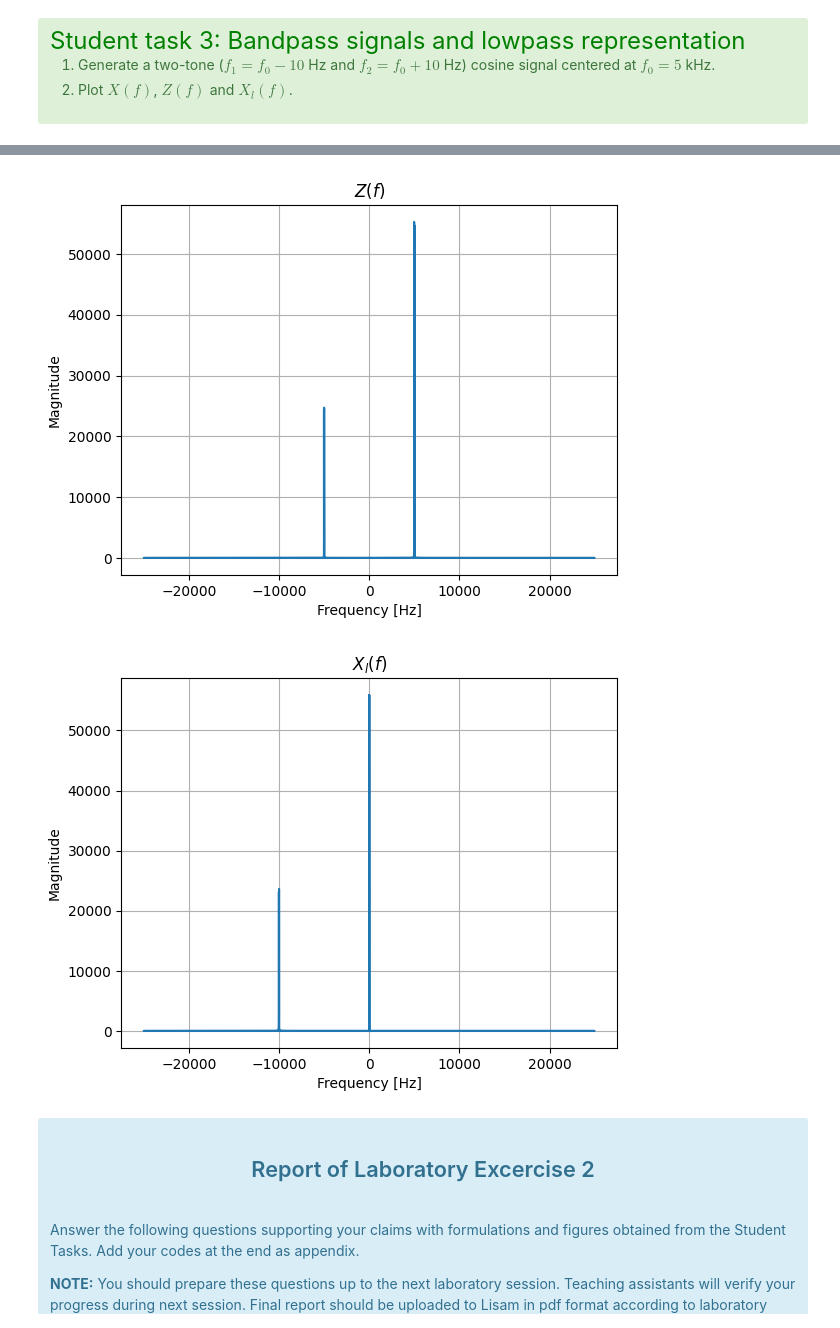
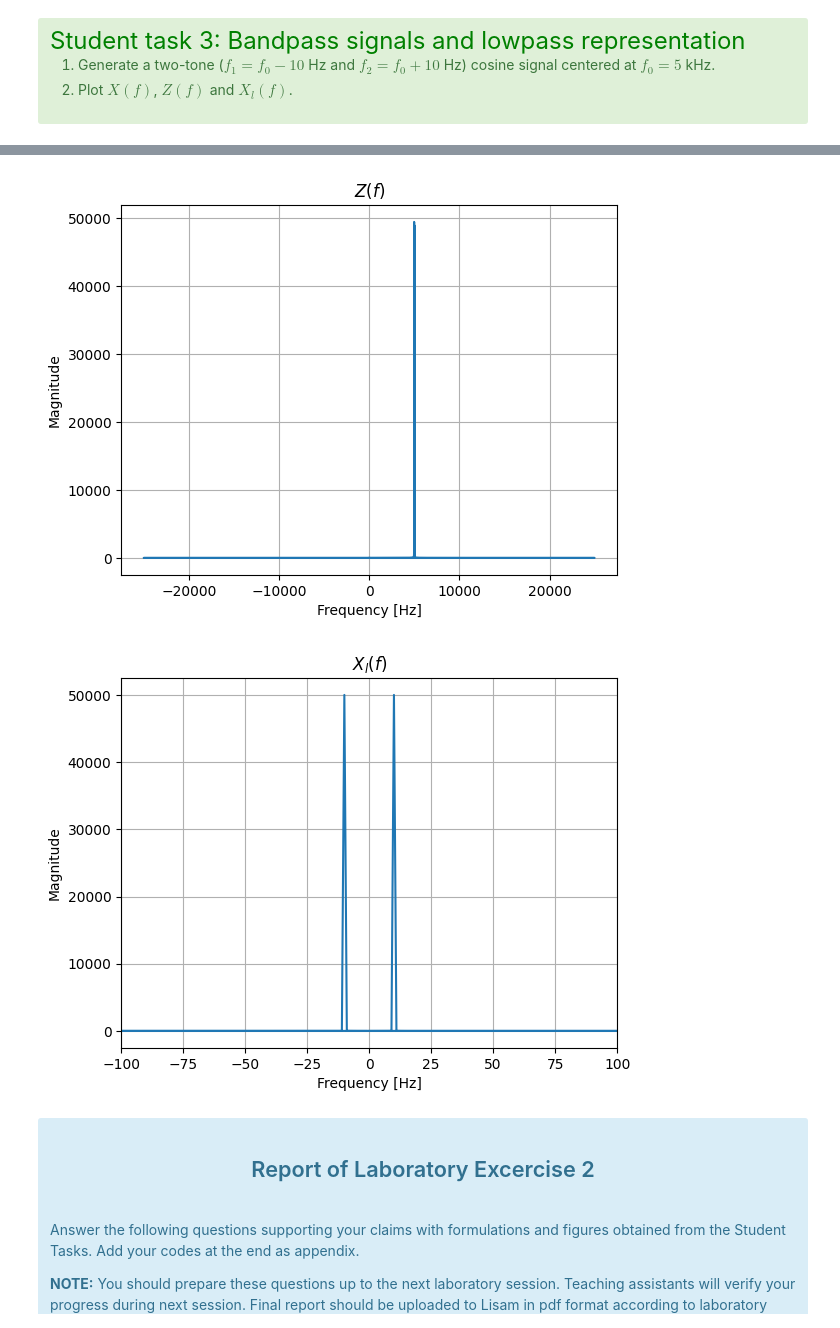
Before and after one commit to mattemario1/TSKS35-Information_and_comunication_Labs, a Jupyter notebook: Lab2final.ipynb, the cells around one changed output, grey strips where cells are left out. Drawn from its saved outputs; the diff is of its cells as text; code cells hidden in the pictures.

```diff
--- a/Lab2final.ipynb
+++ b/Lab2final.ipynb
@@ -247,6 +251,8 @@ To obtain the lowpass representation of a bandpass signal $x(t)$, we start by ob
 2. Plot $X(f)$, $Z(f)$ and $X_l(f)$.
 # %%
 
+import numpy as np
+import matplotlib.pyplot as plt
 from scipy.signal import hilbert
 ### Write your code here...
 f0 = 5000
@@ -260,20 +266,21 @@ t = np.arange(0, 1+1/f, 1/f)
 ##Time domain signal
 time_domain_signal =  np.cos(2*np.pi*f1*t) + np.cos(2*np.pi*f2*t)
 
+##Frequency domain signal
+frequency_domain_signal = np.fft.fft(time_domain_signal)
+frequencies1 = np.fft.fftfreq(len(frequency_domain_signal), 1/f)
+
 ##Analytical signal
-analytical_signal = 1j*hilbert(time_domain_signal)
+analytical_signal = time_domain_signal + 1j*np.imag(hilbert(time_domain_signal))
 frequency_analytical_signal = np.fft.fft(analytical_signal)
-frequencies1 = np.fft.fftfreq(len(frequency_analytical_signal), 1/f)
+frequencies2 = np.fft.fftfreq(len(frequency_analytical_signal), 1/f)
 
 
 ##lowpass equivalent signal
 lowpass_equivalent_signal = analytical_signal * np.exp(-1j * 2 * np.pi * f0 * t)
 frequency_equivalent_signal = np.fft.fft(lowpass_equivalent_signal)
-frequencies2 = np.fft.fftfreq(len(frequency_equivalent_signal), 1/f)
+frequencies3 = np.fft.fftfreq(len(frequency_equivalent_signal), 1/f)
 
-##Frequency domain signal
-frequency_domain_signal = np.fft.fft(time_domain_signal)
-frequencies3 = np.fft.fftfreq(len(frequency_domain_signal), 1/f)
 
 
 
@@ -285,39 +292,39 @@ plt.ylabel('Amplitude')
 plt.title('$x(t)$')
 plt.grid(True)
 plt.show()
 
 
 ##Plot of the spectrum of original signal
-plt.plot(frequencies3, np.abs(frequency_domain_signal))
+plt.plot(frequencies1, np.abs(frequency_domain_signal))
 plt.xlabel('Frequency [Hz]')
 plt.ylabel('Magnitude')
 plt.title('$X(f)$')
 # plt.xlim(4900, 5100)
 plt.grid(True)
 plt.show()
 
 ##Plot of the spectrum of analytical signal
-plt.plot(frequencies1, np.abs(frequency_analytical_signal))
+plt.plot(frequencies2, np.abs(frequency_analytical_signal))
 plt.xlabel('Frequency [Hz]')
 plt.ylabel('Magnitude')
 plt.title('$Z(f)$')
 # plt.xlim(4900, 5100)
 plt.grid(True)
 plt.show()
 
 ##Plot of the spectrum of analytical signal
-plt.plot(frequencies2, np.abs(frequency_equivalent_signal))
+plt.plot(frequencies3, np.abs(frequency_equivalent_signal))
 plt.xlabel('Frequency [Hz]')
 plt.ylabel('Magnitude')
 plt.title('$X_l(f)$')
-# plt.xlim(-100, 100)
+plt.xlim(-100, 100)
 plt.grid(True)
 plt.show()
 # %% [output]
 [figure]
 [figure]
-[figure, old version]
+[figure, new version]
-[figure, old version]
+[figure, new version]
 # %% [markdown]
 <div class="alert alert-block alert-info">
 <h2><center> Report of Laboratory Excercise 2 </center></h2>
```
Also changed, not shown: parts of 4 cells of this notebook, 2 other files.
